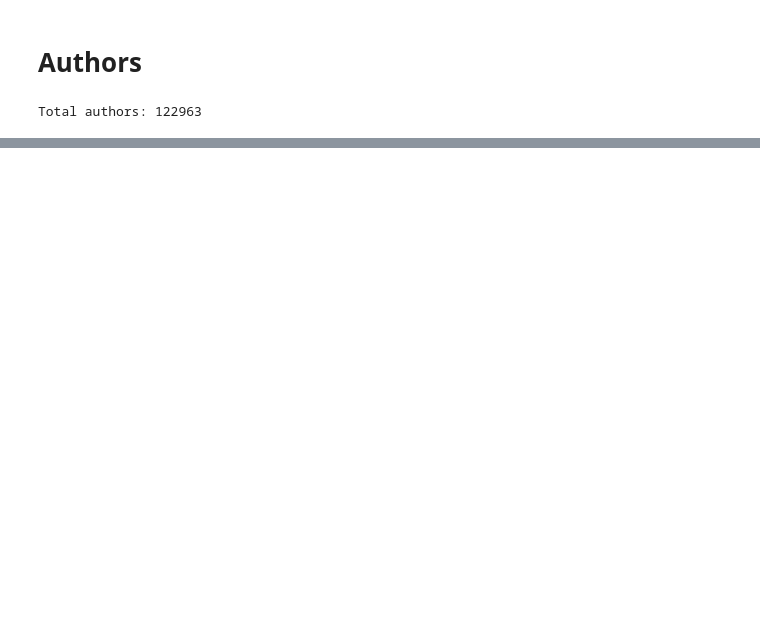
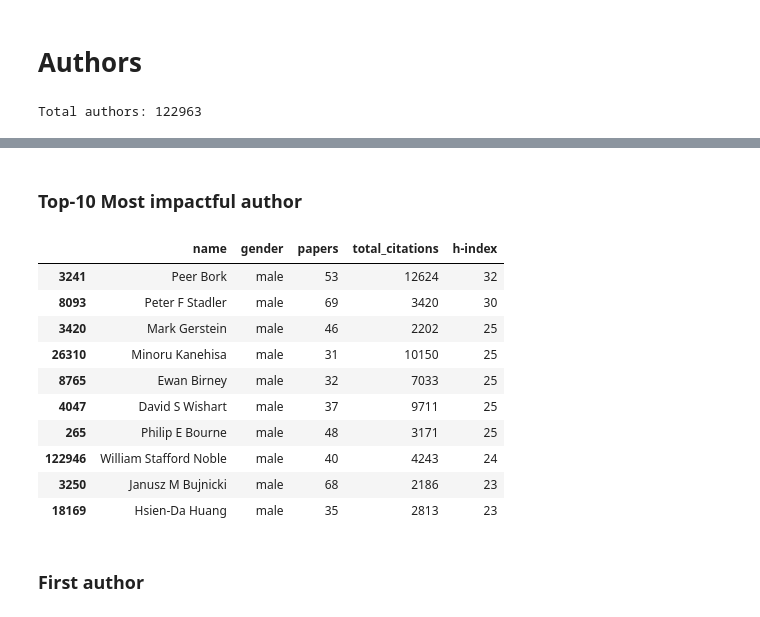
Before and after one commit to social-link-analytics-group-bsc/gender_bioinfo, a Jupyter notebook: analysis/gender_bias_analysis.ipynb, the cells around one changed output, grey strips where cells are left out. Saved outputs shown, nothing was run; the diff lists cells and outputs as text; code cells hidden in the pictures; blank space fills up the shorter version.

```diff
--- a/analysis/gender_bias_analysis.ipynb
+++ b/analysis/gender_bias_analysis.ipynb
@@ -115,0 +210,3 @@ Total authors: 122963
+# %%
+authors.sort_values('total_citations', inplace=True, ascending=False)
+authors[['name','gender','total_citations']].head(10)
@@ -115,0 +241,3 @@ Total authors: 122963
+# %%
+authors.sort_values('papers', inplace=True, ascending=False)
+authors[['name','gender','papers']].head(10)
@@ -115,0 +270,19 @@ Total authors: 122963
+# %% [markdown]
+### Top-10 Most impactful author
+# %%
+authors.sort_values('h-index', inplace=True, ascending=False)
+authors[['name','gender','papers','total_citations','h-index']].head(10)
+# %% [output]
+|  | name | gender | papers | total_citations | h-index |
+| 3241 | Peer Bork | male | 53 | 12624 | 32 |
+| 8093 | Peter F Stadler | male | 69 | 3420 | 30 |
+| 3420 | Mark Gerstein | male | 46 | 2202 | 25 |
+| 26310 | Minoru Kanehisa | male | 31 | 10150 | 25 |
+| 8765 | Ewan Birney | male | 32 | 7033 | 25 |
+| 4047 | David S Wishart | male | 37 | 9711 | 25 |
+| 265 | Philip E Bourne | male | 48 | 3171 | 25 |
+| 122946 | William Stafford Noble | male | 40 | 4243 | 24 |
+| 3250 | Janusz M Bujnicki | male | 68 | 2186 | 23 |
+| 18169 | Hsien-Da Huang | male | 35 | 2813 | 23 |
+# %% [markdown]
+### First author
```
Also changed, not shown: parts of 25 cells of this notebook.
